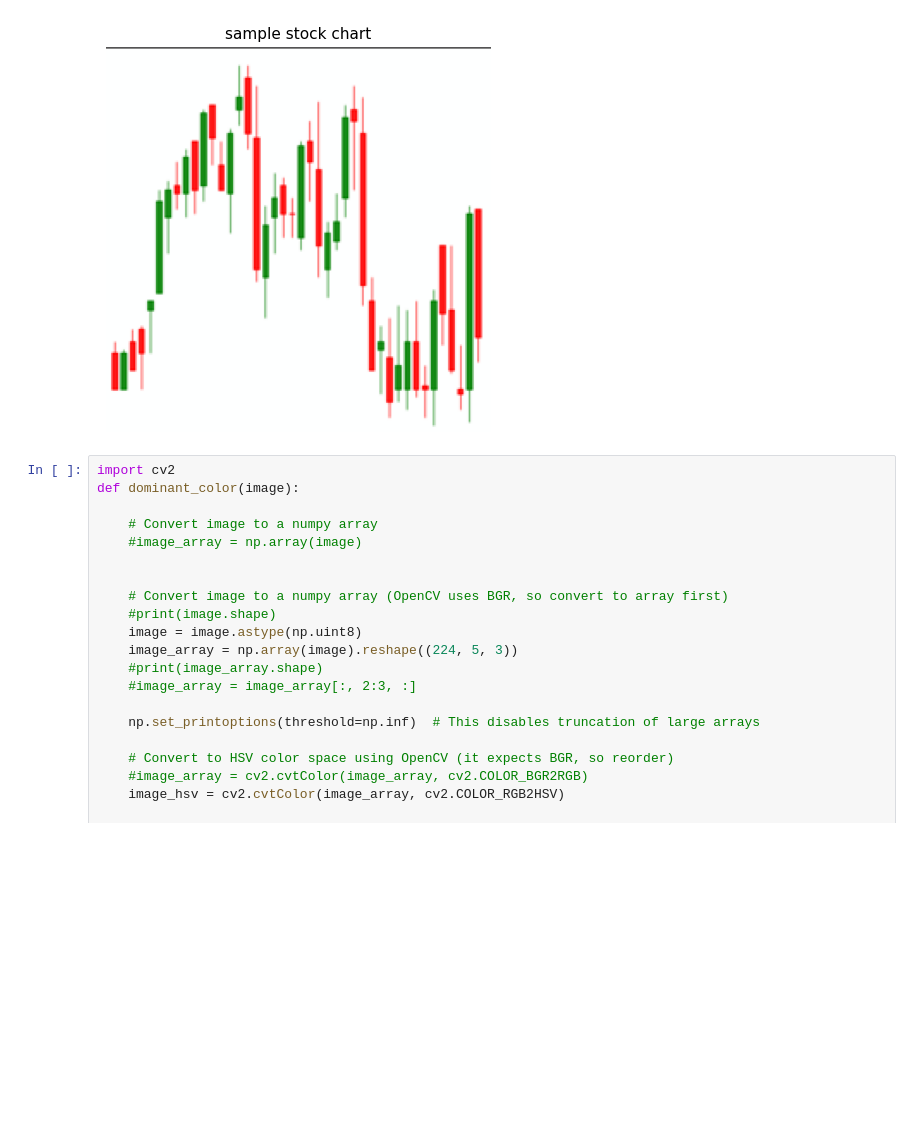
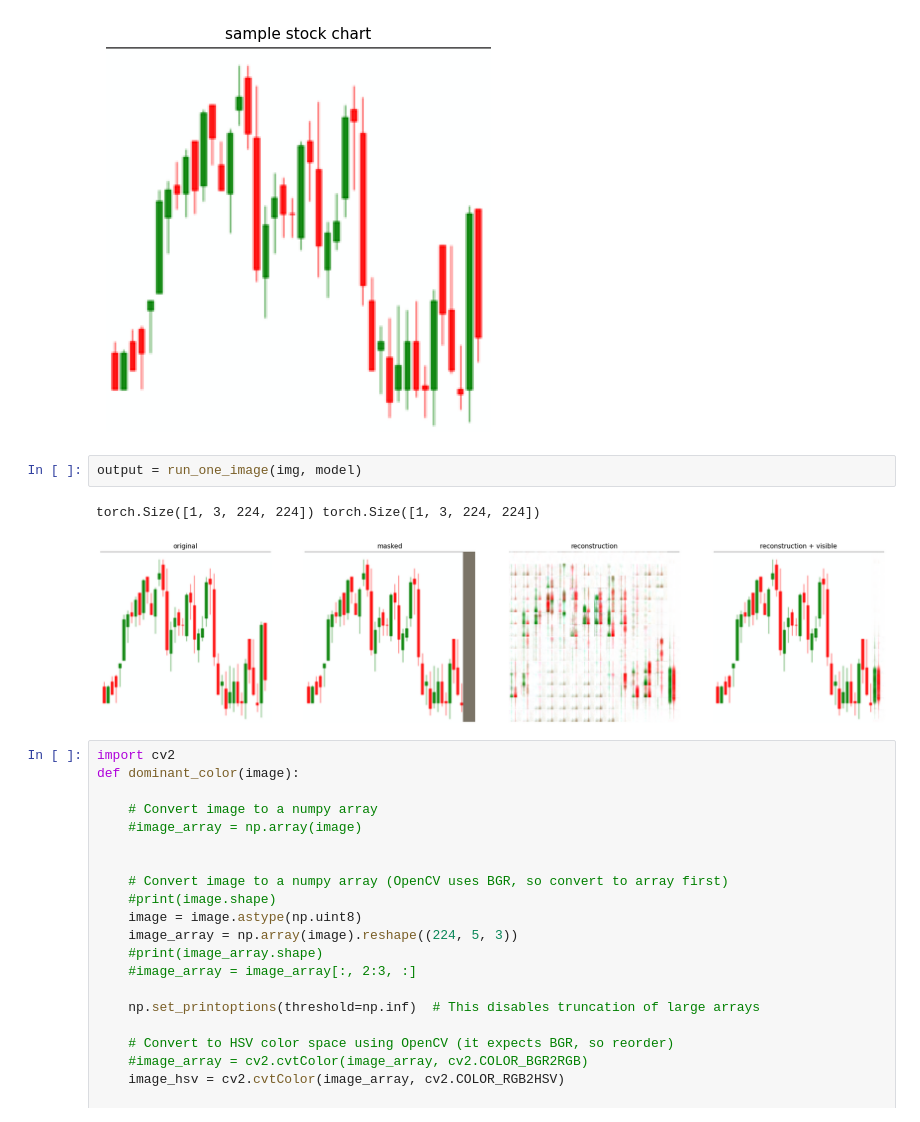
Before and after one commit to arebei/cs230_final, a Jupyter notebook: Stock_chart_MAE.ipynb, the cells around one changed output. Drawn from its saved outputs; the diff is of its cells as text; blank space fills up the shorter version.

```diff
--- a/Stock_chart_MAE.ipynb
+++ b/Stock_chart_MAE.ipynb
@@ -600,6 +602,11 @@ tensor([[[ 84,  83,  84],
          [254, 255, 255],
          [254, 255, 255]]], dtype=torch.int32)
 [figure]
+# %%
+output = run_one_image(img, model)
+# %% [output]
+torch.Size([1, 3, 224, 224]) torch.Size([1, 3, 224, 224])
+[figure, added]
 # %%
 import cv2
 def dominant_color(image):
```
Also changed, not shown: parts of 4 cells of this notebook.
